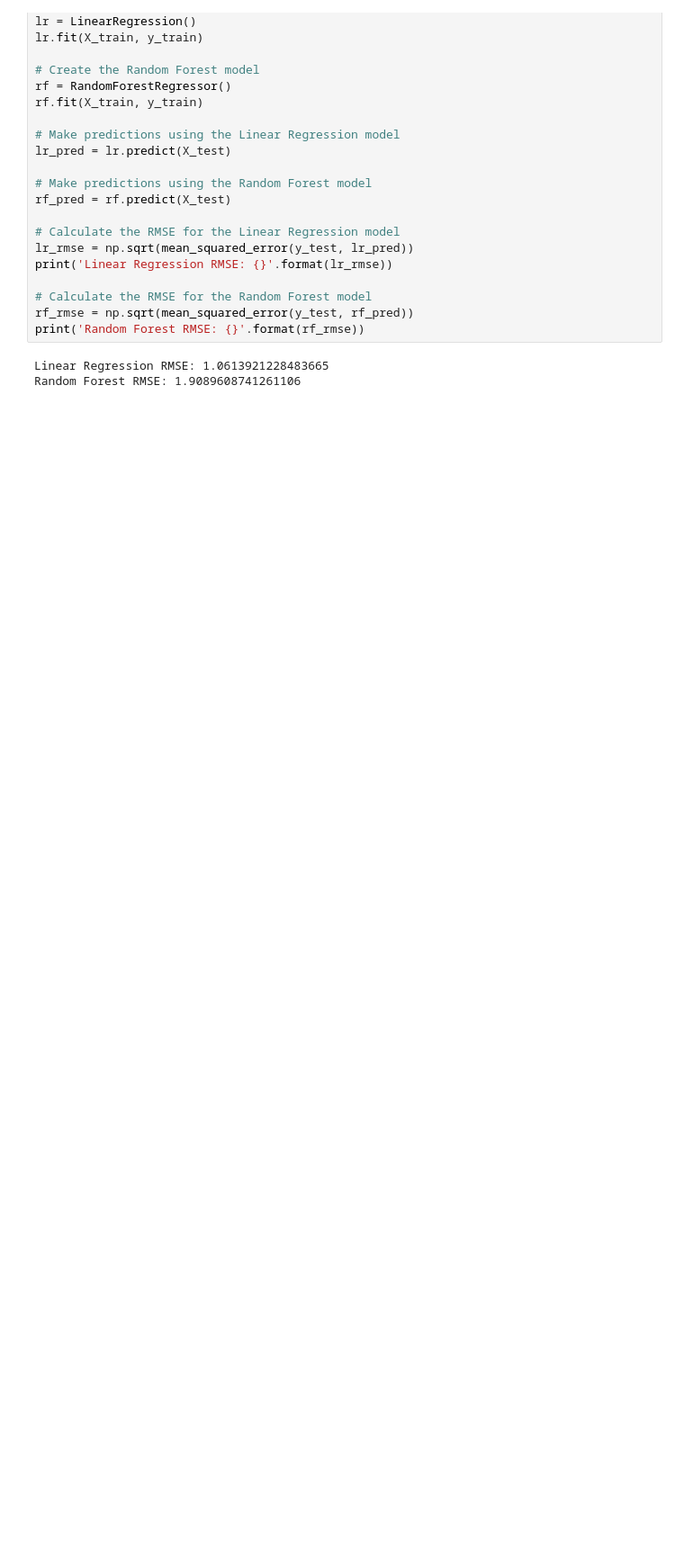
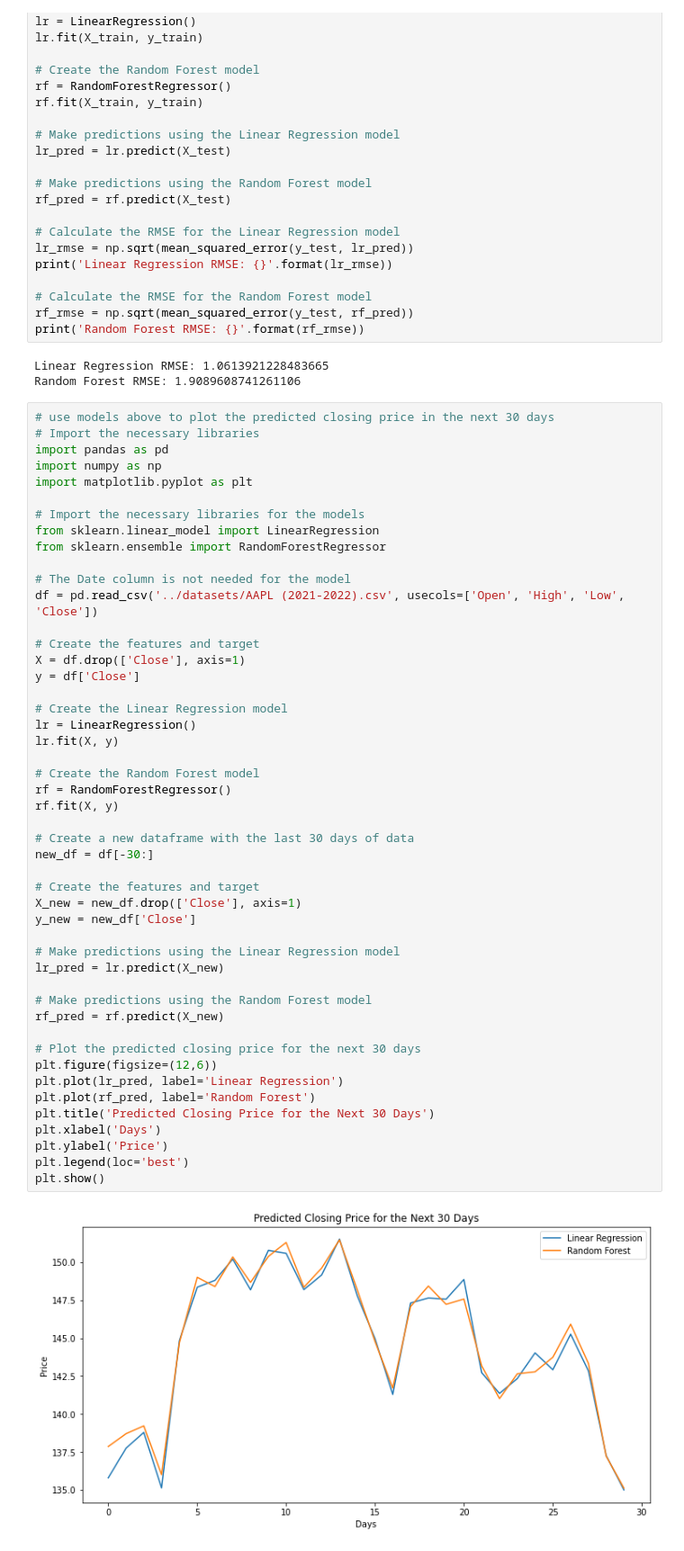
Before and after one commit to joszamama/mle-stock-prediction, a Jupyter notebook: notebooks/data_analysis.ipynb, the cells around one changed output. Shown at 90% size. Cells and saved outputs as stored; diff of their text form; blank space fills up the shorter version.

```diff
--- a/notebooks/data_analysis.ipynb
+++ b/notebooks/data_analysis.ipynb
@@ -120,3 +120,53 @@ print('Random Forest RMSE: {}'.format(rf_rmse))
 # %% [output]
 Linear Regression RMSE: 1.0613921228483665
 Random Forest RMSE: 1.9089608741261106
+# %%
+# use models above to plot the predicted closing price in the next 30 days
+# Import the necessary libraries
+import pandas as pd
+import numpy as np
+import matplotlib.pyplot as plt
+
+# Import the necessary libraries for the models
+from sklearn.linear_model import LinearRegression
+from sklearn.ensemble import RandomForestRegressor
+
+# The Date column is not needed for the model
+df = pd.read_csv('../datasets/AAPL (2021-2022).csv', usecols=['Open', 'High', 'Low', 'Close'])
+
+# Create the features and target
+X = df.drop(['Close'], axis=1)
+y = df['Close']
+
+# Create the Linear Regression model
+lr = LinearRegression()
+lr.fit(X, y)
+
+# Create the Random Forest model
+rf = RandomForestRegressor()
+rf.fit(X, y)
+
+# Create a new dataframe with the last 30 days of data
+new_df = df[-30:]
+
+# Create the features and target
+X_new = new_df.drop(['Close'], axis=1)
+y_new = new_df['Close']
+
+# Make predictions using the Linear Regression model
+lr_pred = lr.predict(X_new)
+
+# Make predictions using the Random Forest model
+rf_pred = rf.predict(X_new)
+
+# Plot the predicted closing price for the next 30 days
+plt.figure(figsize=(12,6))
+plt.plot(lr_pred, label='Linear Regression')
+plt.plot(rf_pred, label='Random Forest')
+plt.title('Predicted Closing Price for the Next 30 Days')
+plt.xlabel('Days')
+plt.ylabel('Price')
+plt.legend(loc='best')
+plt.show()
+# %% [output]
+[figure, added]
```
Also changed, not shown: parts of 8 cells of this notebook, 5 other files.
